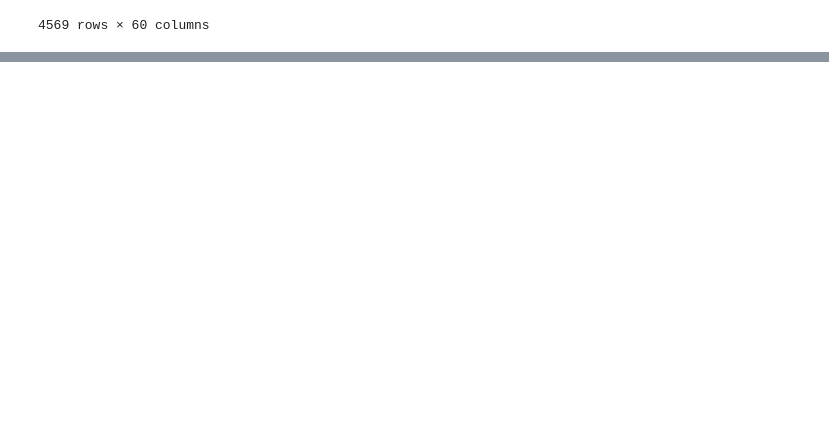
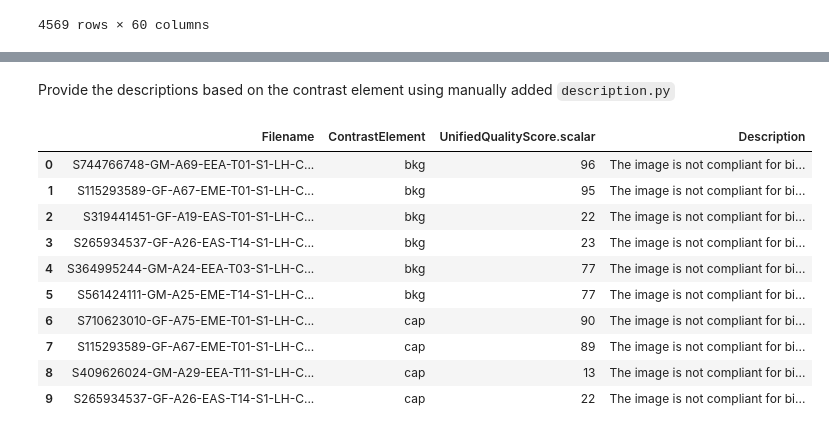
Before and after one commit to olablachowiak/biometrics-project, a Jupyter notebook: analysis.ipynb, the cells around one changed output, grey strips where cells are left out. Saved outputs shown, nothing was run; the diff lists cells and outputs as text; code cells hidden in the pictures; blank space fills up the shorter version.

```diff
--- a/analysis.ipynb
+++ b/analysis.ipynb
@@ -27,0 +113,25 @@ df
+# %% [markdown]
+Provide the descriptions based on the contrast element using manually added `description.py`
+# %%
+from src.scripts.description import generate_description
+
+# Get the description for particular contrast elements
+df_in_context_dataset['Description'] = df_in_context_dataset['ContrastElement'].astype(str).apply(generate_description)
+show_columns = ['Filename', 'ContrastElement', 'UnifiedQualityScore.scalar', 'Description']
+df_in_context_dataset[show_columns].head(10)
+
+# Show the whole Description column output in the df using pandas
+pd.set_option('display.max_colwidth', None)
+df_in_context_dataset[show_columns].head(10)
+# %% [output]
+|  | Filename | ContrastElement | UnifiedQualityScore.scalar | Description |
+| 0 | S744766748-GM-A69-EEA-T01-S1-LH-C... | bkg | 96 | The image is not compliant for bi... |
+| 1 | S115293589-GF-A67-EME-T01-S1-LH-C... | bkg | 95 | The image is not compliant for bi... |
+| 2 | S319441451-GF-A19-EAS-T01-S1-LH-C... | bkg | 22 | The image is not compliant for bi... |
+| 3 | S265934537-GF-A26-EAS-T14-S1-LH-C... | bkg | 23 | The image is not compliant for bi... |
+| 4 | S364995244-GM-A24-EEA-T03-S1-LH-C... | bkg | 77 | The image is not compliant for bi... |
+| 5 | S561424111-GM-A25-EME-T14-S1-LH-C... | bkg | 77 | The image is not compliant for bi... |
+| 6 | S710623010-GF-A75-EME-T01-S1-LH-C... | cap | 90 | The image is not compliant for bi... |
+| 7 | S115293589-GF-A67-EME-T01-S1-LH-C... | cap | 89 | The image is not compliant for bi... |
+| 8 | S409626024-GM-A29-EEA-T11-S1-LH-C... | cap | 13 | The image is not compliant for bi... |
+| 9 | S265934537-GF-A26-EAS-T14-S1-LH-C... | cap | 22 | The image is not compliant for bi... |
```
Also changed, not shown: parts of 9 cells of this notebook, 3 other files.
